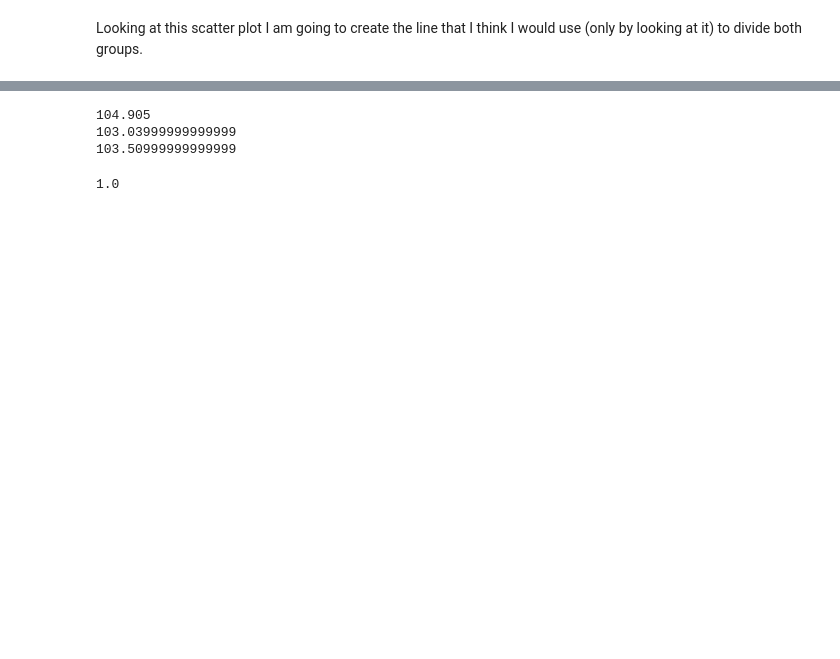
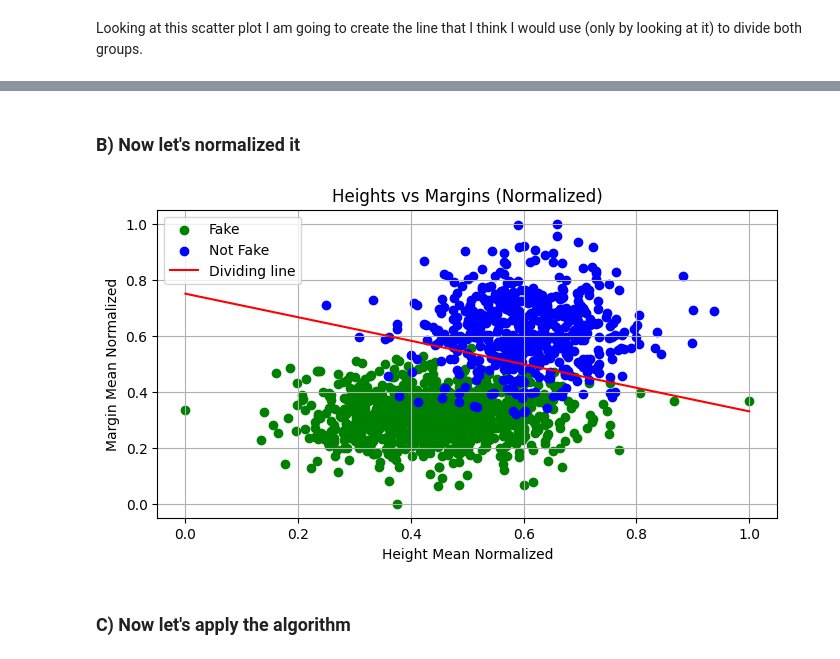
Before and after one commit to aagodoy1/ML-projects-with-explanations-, a Jupyter notebook: (UN) K-Means/Manual_K_means.ipynb, the cells around one changed output, grey strips where cells are left out. Saved outputs shown, nothing was run; the diff lists cells and outputs as text; code cells hidden in the pictures; blank space fills up the shorter version.

Commit message:
K means finished

```diff
--- a/(UN) K-Means/Manual_K_means.ipynb
+++ b/(UN) K-Means/Manual_K_means.ipynb
@@ -88,3 +89,5 @@ plt.show()
+# %% [markdown]
+### B) Now let's normalized it
 # %%
 def number_normalizer(number, min, max):
     return (number-min)/(max-min)
@@ -94,7 +97,7 @@ def normalizer(array):
     if array.ndim == 1:
         minimun = min(array)
         maximun = max(array)
-        return [number_normalizer(x, minimun, maximun) for x in array]
+        return np.array([number_normalizer(x, minimun, maximun) for x in array])
     ## elif array.ndim == 2:
         #insert code here
     else:
@@ -104,15 +107,25 @@ def normalizer(array):
 
 mean_heights_normalized = normalizer(mean_heights)
 mean_margins_normalized = normalizer(mean_margins)
-# %%
-print(max(mean_heights))
-print(min(mean_heights))
-print(mean_heights[1])
-# %% [output]
-104.905
-103.03999999999999
-103.50999999999999
-# %%
-print(mean_heights_normalized[1])
-# %% [output]
-1.0
+# %%
+plt.figure(figsize=(8,4))
+# Scatter plot with different colors for humans and non-humans
+plt.scatter(mean_heights_normalized[Y == 1], mean_margins_normalized[Y == 1], color='green', label='Fake')
+plt.scatter(mean_heights_normalized[Y == 0], mean_margins_normalized[Y == 0], color='blue', label='Not Fake')
+
+
+# Create the line like to divide both groups
+x_values = np.linspace(mean_heights_normalized.min(), mean_heights_normalized.max(), 100)
+y_values = -0.42 * x_values + 0.75
+plt.plot(x_values, y_values, 'r-', label='Dividing line')
+
+plt.title('Heights vs Margins (Normalized)')
+plt.xlabel('Height Mean Normalized')
+plt.ylabel('Margin Mean Normalized')
+plt.legend()
+plt.grid(True)
+plt.show()
+# %% [output]
+[figure, added]
+# %% [markdown]
+### C) Now let's apply the algorithm
```
Also changed, not shown: parts of 6 cells of this notebook.
